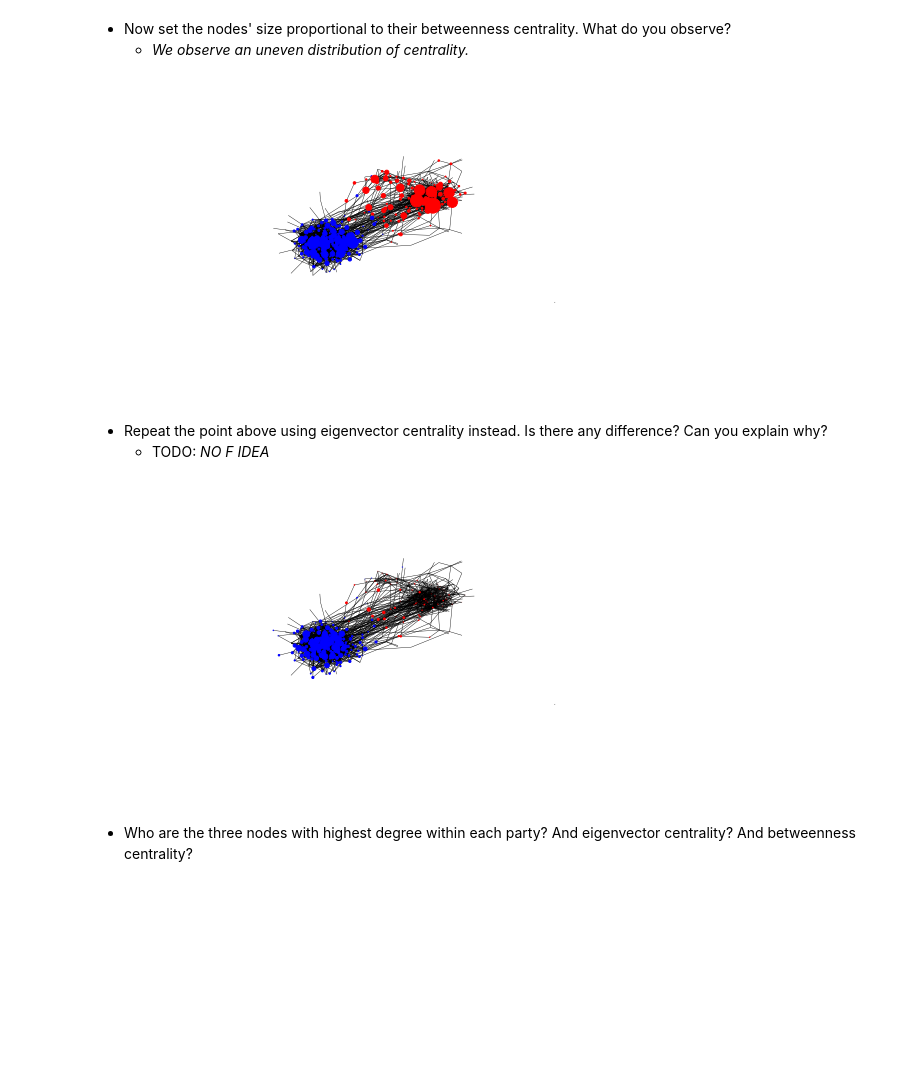
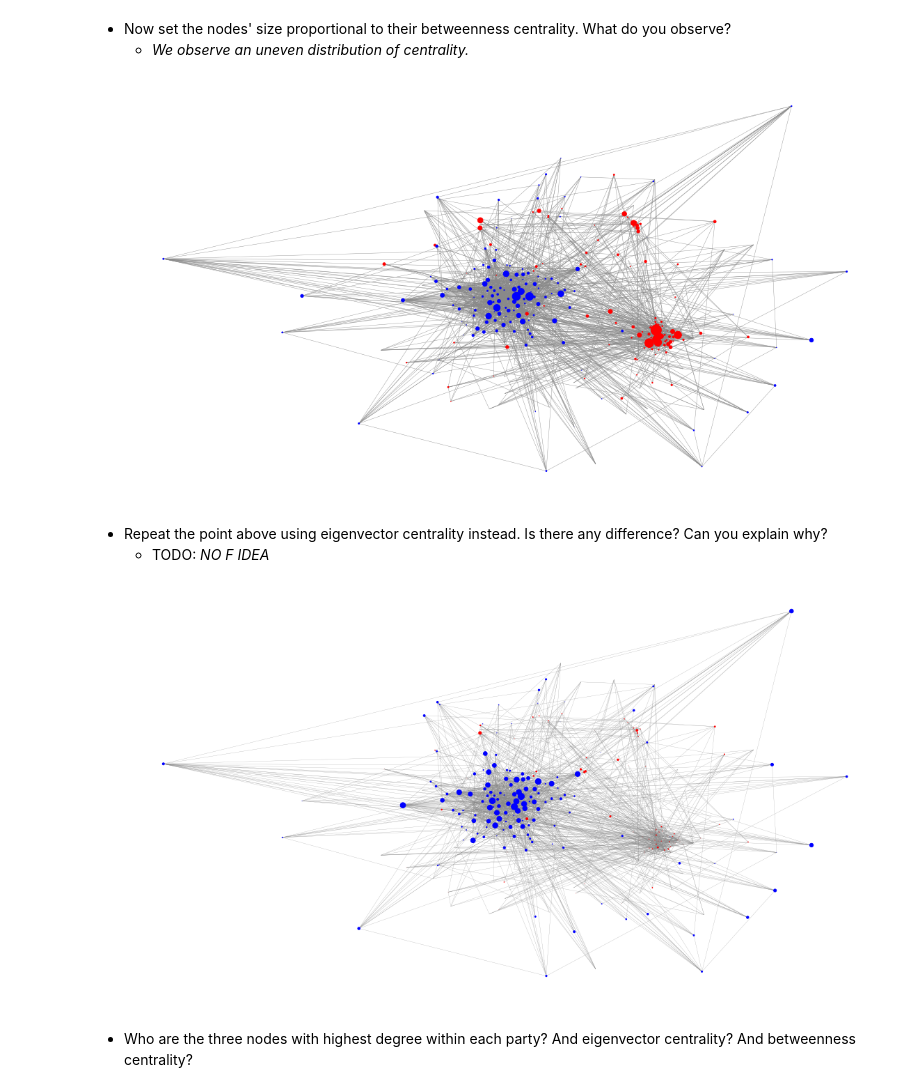
Before and after one commit to JulesBelveze/yelp-dataset-analysis, a Jupyter notebook: Assignment2.ipynb, the cells around one changed output. Saved outputs shown, nothing was run; the diff lists cells and outputs as text; code cells hidden in the pictures; blank space fills up the shorter version.

```diff
--- a/Assignment2.ipynb
+++ b/Assignment2.ipynb
@@ -100,16 +103,16 @@ forceatlas2 = fa2.ForceAtlas2(
     multiThreaded=False,  # NOT IMPLEMENTED
 
     # Tuning
-    scalingRatio= 2000,
+    scalingRatio= 1,
     strongGravityMode=True,
-    gravity=10.0,
+    gravity=200,
     # Log
     verbose=True)
 
 
 positions = forceatlas2.forceatlas2_networkx_layout(rt_nonDirgraph,
                                                     pos=None,
-                                                    iterations=4000)
+                                                    iterations=8000);
 
 #We use this list to ease the coloring of nodes
 rep = list()
@@ -128,16 +131,17 @@ weights = {}
 for u, v in rt_nonDirgraph.edges:
     weights[(u, v)] = rt_nonDirgraph[u][v]['weight']
 
+plt.rcParams["figure.figsize"] = [15, 8];
 nx.draw(rt_nonDirgraph,
         positions,
         cmap=plt.get_cmap('jet'),
+        edge_color="#898989",
         #nodelist=degrees.keys(),
         node_size=[v * 5 for v in degrees.values()],
         node_color = node_colors,
-        border = 0.1,
-        border_color='black',
+        border = .1,
         overlap = False,
-        width = [w for w in weights.values()],
+#         width = [w for w in weights.values()],
+        width = 0.3,
         with_labels=False)
-plt.show()
 # %% [output]
@@ -156,6 +160,8 @@ AdjustSpeedAndApplyForces step  took  0.39  seconds
 - Now set the nodes' size proportional to their betweenness centrality. What do you observe?
     - _We observe an uneven distribution of centrality._
 # %%
+plt.rcParams["figure.figsize"] = [15, 8];
+
 weights = {}
 for u, v in rt_nonDirgraph.edges:
     weights[(u, v)] = rt_nonDirgraph[u][v]['weight']
@@ -166,32 +172,32 @@ nx.draw(rt_nonDirgraph,
         #nodelist=degrees.keys(),
         node_size = [v * 2000 for v in nx.betweenness_centrality(rt_graph).values()],
         node_color = node_colors,
+        edge_color="#898989",
         border = 0.1,
-        border_color='black',
         overlap = False,
         width = .4,
         with_labels=False)
-plt.show()
 # %% [output]
-[figure, old version]
+[figure, new version]
 # %% [markdown]
 - Repeat the point above using eigenvector centrality instead. Is there any difference? Can you explain why?
     - TODO: _NO F IDEA_
 # %%
+plt.rcParams["figure.figsize"] = [15, 8];
+
 nx.draw(rt_nonDirgraph,
         positions,
         cmap=plt.get_cmap('jet'),
         #nodelist=degrees.keys(),
-        node_size = [v * 200 for v in nx.eigenvector_centrality(rt_graph).values()],
+        node_size = [v * 300 for v in nx.eigenvector_centrality(rt_graph).values()],
         node_color = node_colors,
         border = 0.1,
-        border_color='black',
+        edge_color="#898989",
         overlap = False,
-        width = .4,
+        width = .2,
         with_labels=False)
-plt.show()
 # %% [output]
-[figure, old version]
+[figure, new version]
 # %% [markdown]
 - Who are the three nodes with highest degree within each party? And eigenvector centrality? And betweenness centrality?
 # %%
```
Also changed, not shown: parts of 11 cells of this notebook, 2 other files.
